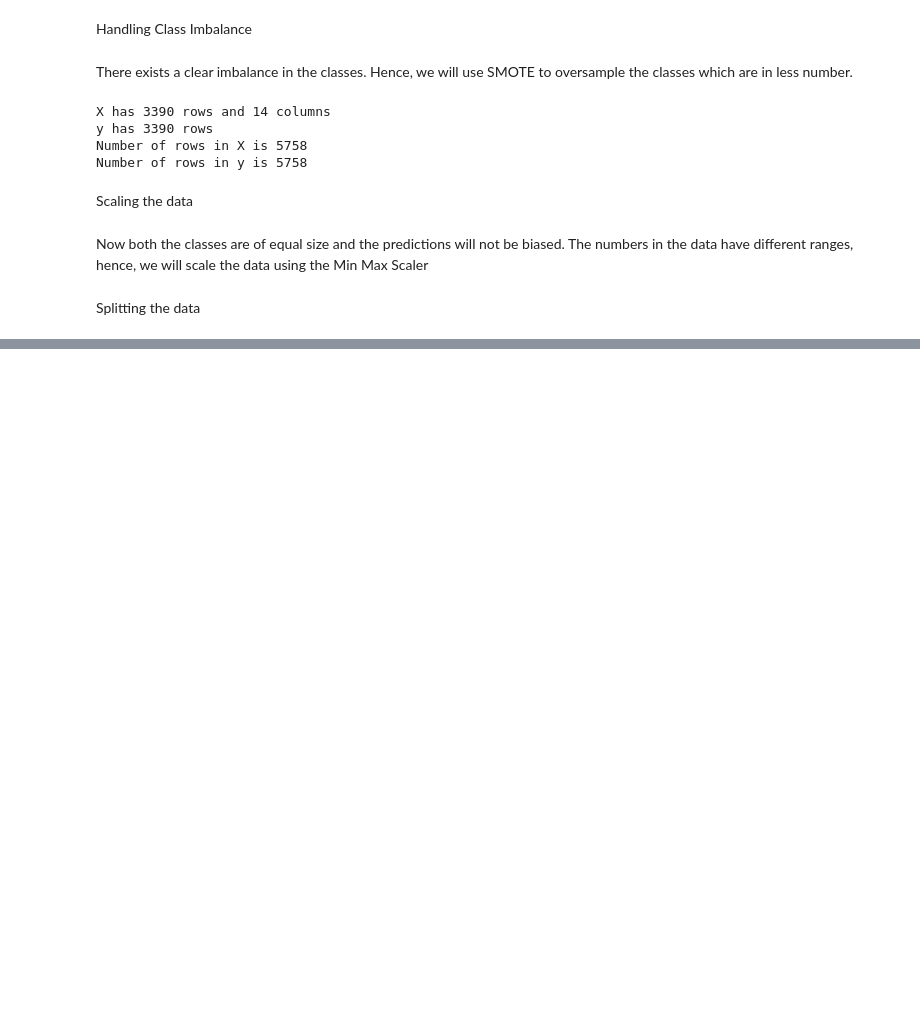
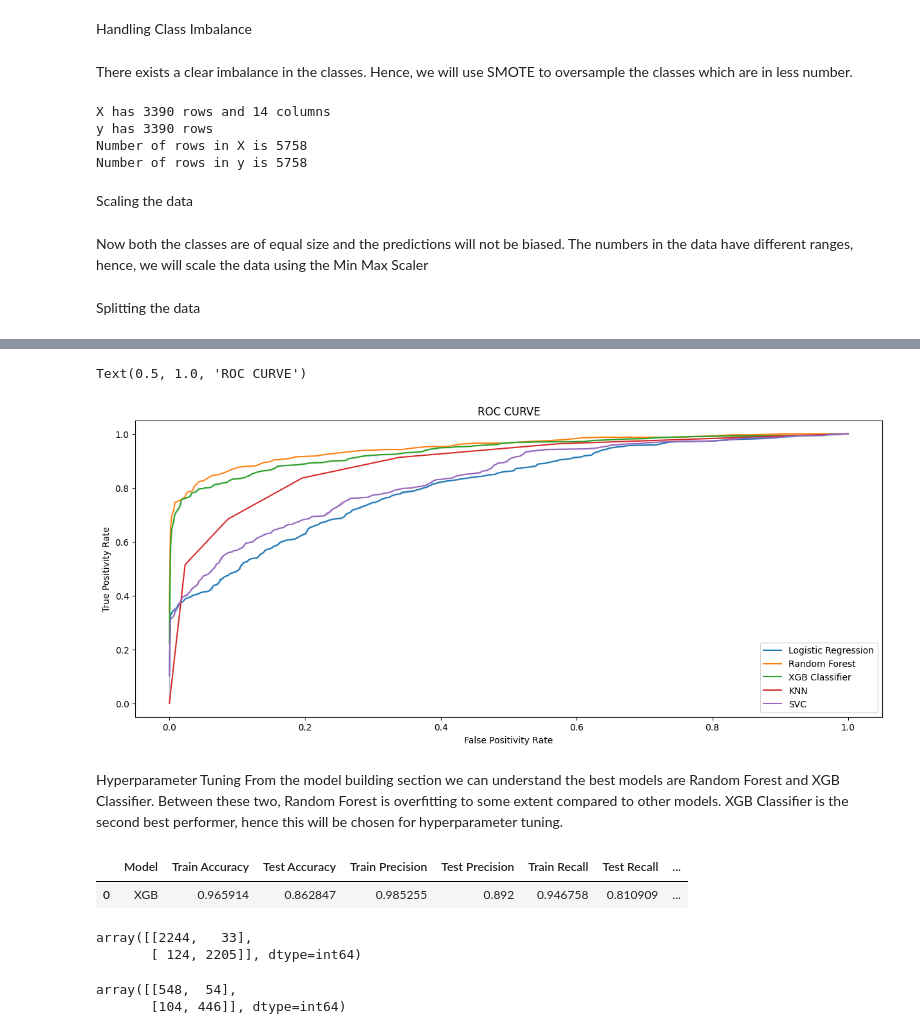
Before and after one commit to ideepakpal/Cardio-Vascular-Disease-Prediction, a Jupyter notebook: Cardiovascular-Classification.ipynb, the cells around one changed output, grey strips where cells are left out. Cells and saved outputs as stored; diff of their text form; code cells hidden in the pictures; blank space fills up the shorter version.

```diff
--- a/Cardiovascular-Classification.ipynb
+++ b/Cardiovascular-Classification.ipynb
@@ -883,0 +886,11 @@ X_train, X_test, y_train, y_test = train_test_split(X, y, test_size=0.2, random_
+# %%
+# Building the model
+model = LogisticRegression()
+model.fit(X_train, y_train)
+
+# Predicting the outcomes
+y_pred = model.predict(X_test)
+
+# Measuring the accuracy of the model
+accuracy = accuracy_score(y_test, y_pred)
+print("Accuracy:", accuracy)
@@ -883,0 +924,13 @@ X_train, X_test, y_train, y_test = train_test_split(X, y, test_size=0.2, random_
+# %%
+
+
+# Creating a dictionary for models
+models = {'Logistic Regression' : LogisticRegression(),
+              'Random Forest' : RandomForestClassifier(),
+              'XGB Classifier' : XGBClassifier(),
+              'KNN' : KNeighborsClassifier(),
+              'SVC' : SVC(probability=True)}
+
+
+# Train Test split
+X_train, X_test, y_train, y_test = train_test_split(X, y, test_size = 0.2, random_state = 10)
@@ -883,0 +1013,6 @@ X_train, X_test, y_train, y_test = train_test_split(X, y, test_size=0.2, random_
+# %%
+# Train confusion matrix
+for name, matrix in train_cm.items():
+  print(f'Model : {name}')
+  print(matrix)
+  print('**'*10)
@@ -883,0 +1040,14 @@ X_train, X_test, y_train, y_test = train_test_split(X, y, test_size=0.2, random_
+# %%
+# Plotting ROC Curve for all the models
+plt.figure(figsize=(15,6))
+for name, value in curve.items():
+  sns.lineplot(x = value[0], y = value[1], label = name)
+plt.xlabel('False Positivity Rate')
+plt.ylabel('True Positivity Rate')
+plt.title('ROC CURVE')
+# %% [output]
+Text(0.5, 1.0, 'ROC CURVE')
+[figure, added]
+# %% [markdown]
+ Hyperparameter Tuning
+From the model building section we can understand the best models are Random Forest and XGB Classifier. Between these two, Random Forest is overfitting to some extent compared to other models. XGB Classifier is the second best performer, hence this will be chosen for hyperparameter tuning.
@@ -883,0 +1105,24 @@ X_train, X_test, y_train, y_test = train_test_split(X, y, test_size=0.2, random_
+# %%
+# Apply the function to tune the parameters
+xgb_best_model, xgb_df, xgb_grid_train_cm, xgb_grid_test_cm = grid_fitting('XGB', xgb_param_dict, XGBClassifier())
+
+
+# The best estimators of the model
+xgb_best_model
+# Dataframe showing scores of the model after hyperparameter tuning
+xgb_df
+# %% [output]
+|  | Model | Train Accuracy | Test Accuracy | Train Precision | Test Precision | Train Recall | Test Recall | ... |
+| 0 | XGB | 0.965914 | 0.862847 | 0.985255 | 0.892 | 0.946758 | 0.810909 | ... |
+# %%
+# Confusion matrix of training data after hyperparameter tuning
+xgb_grid_train_cm
+# %% [output]
+array([[2244,   33],
+       [ 124, 2205]], dtype=int64)
+# %%
+# Confusion matrix of test data after hyperparameter tuning
+xgb_grid_test_cm
+# %% [output]
+array([[548,  54],
+       [104, 446]], dtype=int64)
```
Also changed, not shown: parts of 7 cells of this notebook.
